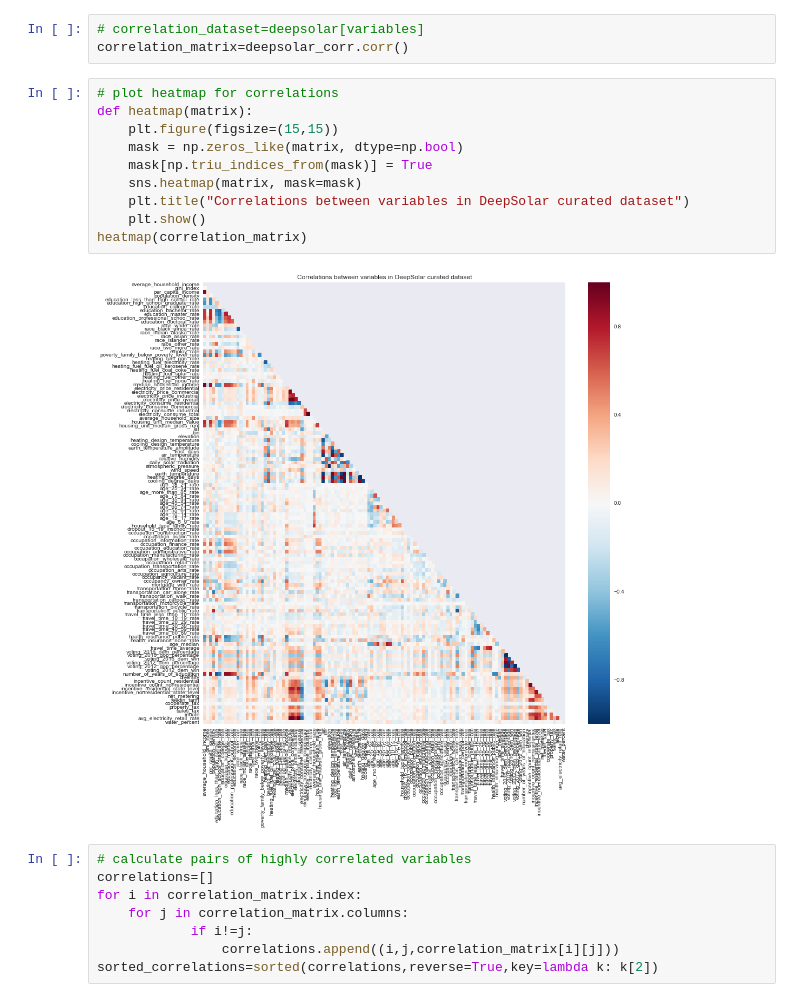
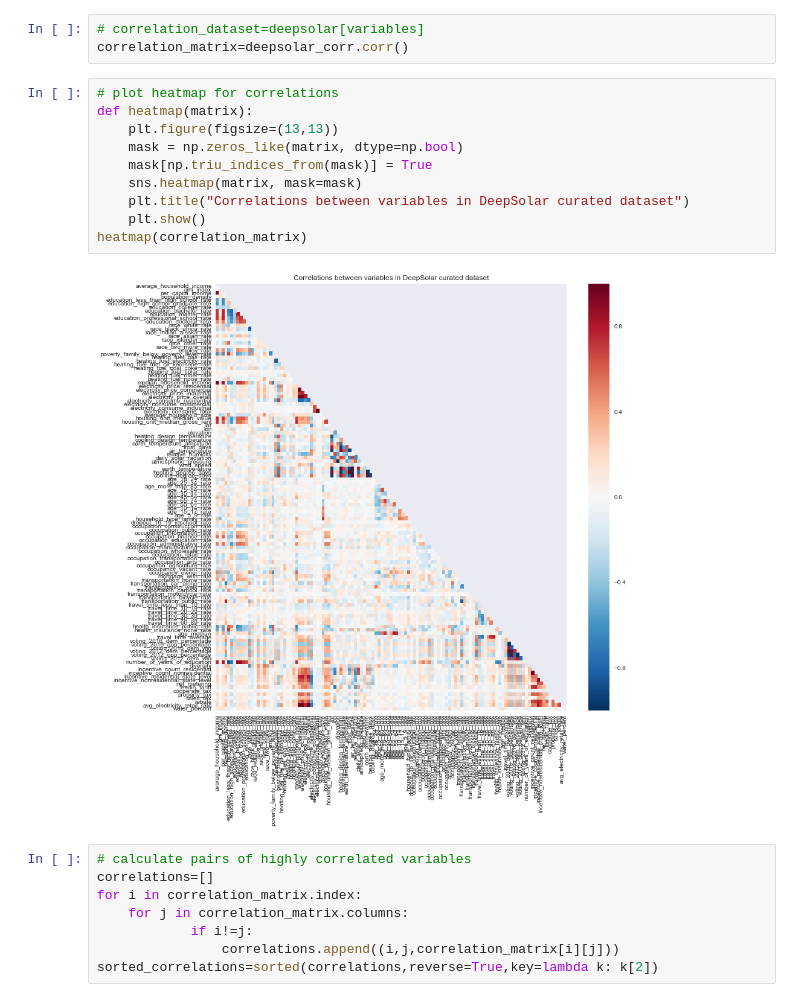
Before and after one commit to daxaurora/capstone_solarpanels, a Jupyter notebook: Modeling/Data Set Up - Laura.ipynb, the cells around one changed output. Saved outputs shown, nothing was run; the diff lists cells and outputs as text.

```diff
--- a/Modeling/Data Set Up - Laura.ipynb
+++ b/Modeling/Data Set Up - Laura.ipynb
@@ -279,15 +279,15 @@ correlation_matrix=deepsolar_corr.corr()
 # %%
 # plot heatmap for correlations
 def heatmap(matrix):
-    plt.figure(figsize=(15,15))
+    plt.figure(figsize=(13,13))
     mask = np.zeros_like(matrix, dtype=np.bool)
     mask[np.triu_indices_from(mask)] = True
     sns.heatmap(matrix, mask=mask)
     plt.title("Correlations between variables in DeepSolar curated dataset")
     plt.show()
 heatmap(correlation_matrix)
 # %% [output]
-[figure, old version]
+[figure, new version]
 # %%
 # calculate pairs of highly correlated variables
 correlations=[]
```
